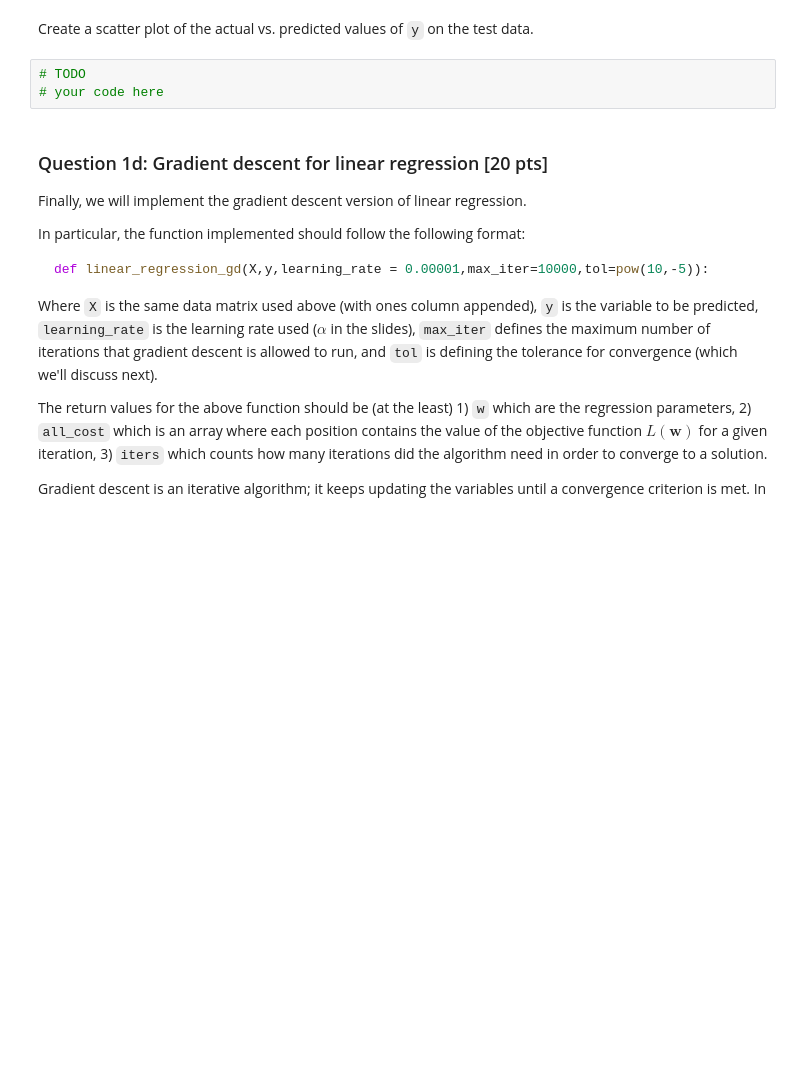
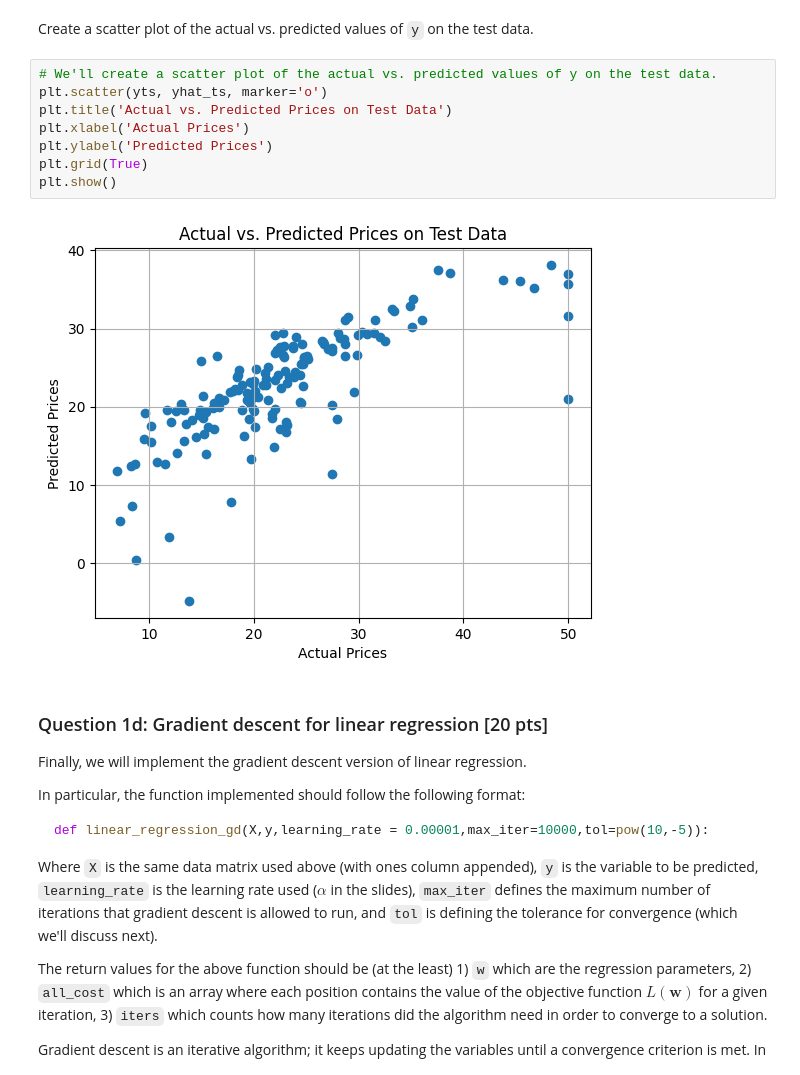
Before and after one commit to Akhan521/CS-171, a Jupyter notebook: Homework_3/fall2024_hw3.ipynb, the cells around one changed output. Saved outputs shown, nothing was run; the diff lists cells and outputs as text; blank space fills up the shorter version.

```diff
--- a/Homework_3/fall2024_hw3.ipynb
+++ b/Homework_3/fall2024_hw3.ipynb
@@ -430,8 +496,15 @@ Compute the predicted values `yhat_ts` on the test data and print the average sq
 # %% [markdown]
 Create a scatter plot of the actual vs. predicted values of `y` on the test data.
-# %%
-# TODO
-# your code here
+# %%
+# We'll create a scatter plot of the actual vs. predicted values of y on the test data.
+plt.scatter(yts, yhat_ts, marker='o')
+plt.title('Actual vs. Predicted Prices on Test Data')
+plt.xlabel('Actual Prices')
+plt.ylabel('Predicted Prices')
+plt.grid(True)
+plt.show()
+# %% [output]
+[figure, added]
 # %% [markdown]
 ### Question 1d: Gradient descent for linear regression [20 pts]
 Finally, we will implement the gradient descent version of linear regression.
```
Also changed, not shown: parts of 17 cells of this notebook.
